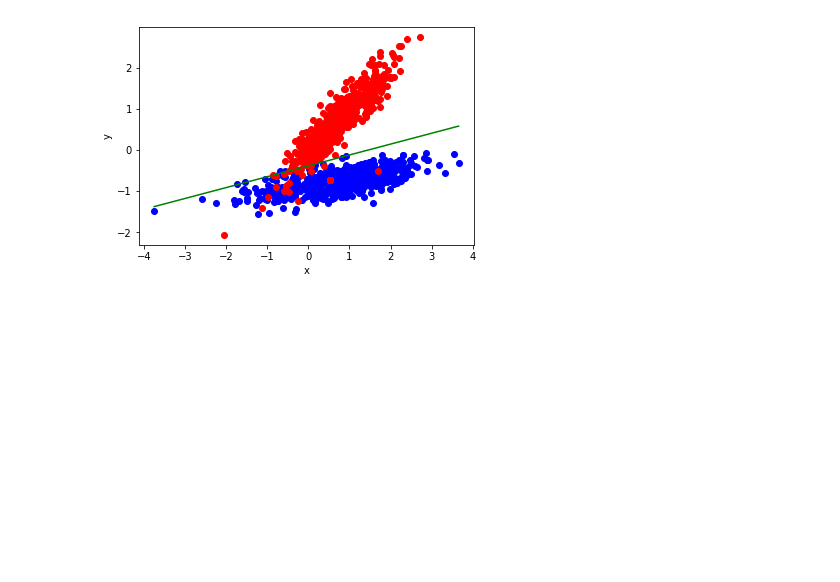
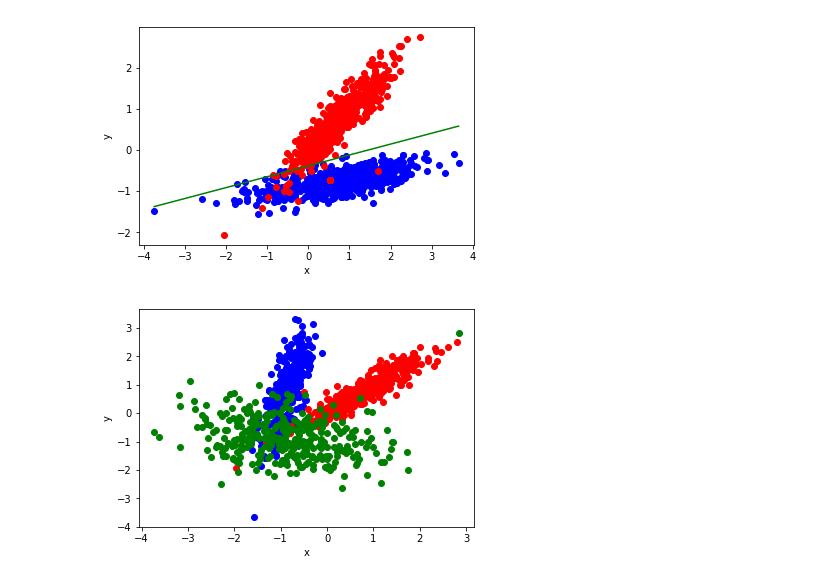
Before and after one commit to MirAlexey/netology-ds, a Jupyter notebook: HW_14/004-classification.ipynb, the cells around one changed output. Saved outputs shown, nothing was run; the diff lists cells and outputs as text; code cells hidden in the pictures; blank space fills up the shorter version.

```diff
--- a/HW_14/004-classification.ipynb
+++ b/HW_14/004-classification.ipynb
@@ -209,3 +209,32 @@ plt.plot(X[ones, 0], X[ones, 1], 'ob',
          X[order, 0], y_pred[order], '-g');
 # %% [output]
 [figure]
+# %%
+NUM_FEATURES = 2
+NUM_SAMPLES = 1000
+NUM_CLASSES = 3
+# %%
+from sklearn.datasets import make_classification
+
+X, y = make_classification(n_samples = NUM_SAMPLES,
+                           n_features = NUM_FEATURES,
+                           n_informative = 2,
+                           n_redundant = 0,
+                           n_classes = NUM_CLASSES,
+                           n_clusters_per_class = 1,
+                           class_sep = 0.85,
+                           random_state = 54312)
+
+y = y.reshape(-1, 1)
+
+ones = np.where(y == 1)   # индексы объектов класса '1'
+zeros = np.where(y == 0)  # индексы объектов класса '0'
+duos = np.where(y == 2)   # индексы объектов класса '2'
+
+plt.xlabel('x')
+plt.ylabel('y')
+plt.plot(X[ones, 0], X[ones, 1], 'ob',
+         X[zeros, 0], X[zeros, 1], 'or',
+         X[duos, 0], X[duos, 1], 'og');
+# %% [output]
+[figure, added]
```
Also changed, not shown: parts of 6 cells of this notebook.
